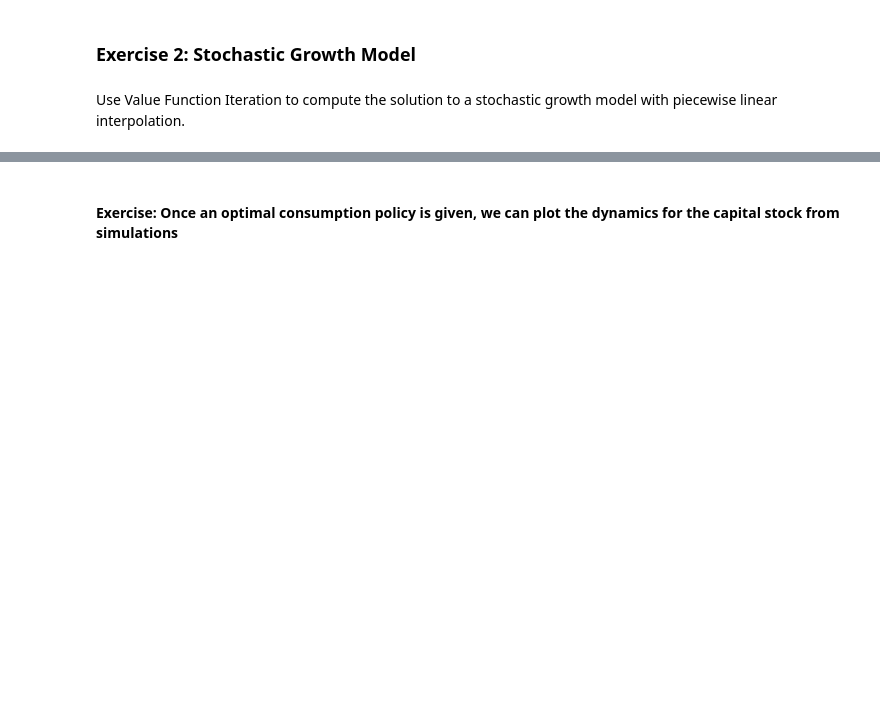
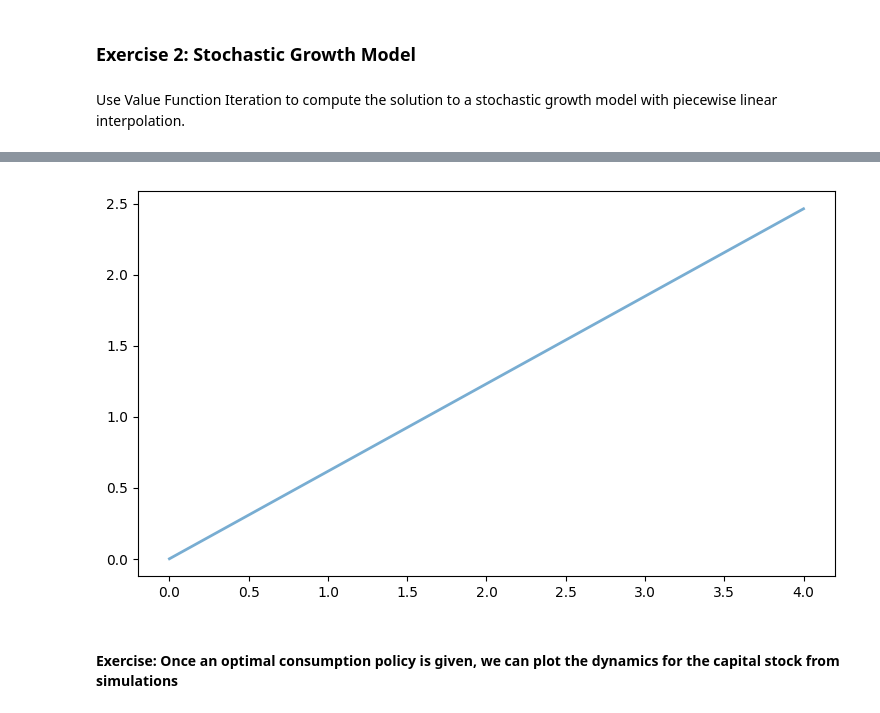
Before and after one commit to azheng25/QuantEcon-Examples, a Jupyter notebook: QuantEconExamplesPart2.ipynb, the cells around one changed output, grey strips where cells are left out. Cells and saved outputs as stored; diff of their text form; code cells hidden in the pictures; blank space fills up the shorter version.

```diff
--- a/QuantEconExamplesPart2.ipynb
+++ b/QuantEconExamplesPart2.ipynb
@@ -192,7 +192,7 @@ Tw: array with values for update of value function
 compute_policy: boolean, optional
 =#
 
-function bellman_operator(w::Array{Float64}, grid::Array{Float64},beta::Float64,u,f,shocks::Array{Float64}; compute_policy="False")
+function bellman_operator(w::Array{Float64}, grid::Array{Float64},beta::Float64,shocks::Array{Float64}; compute_policy="False")
     # QuantEcon's LinInterp(x,y) takes the grid points x and the function points at x, y
     w_func=LinInterp(grid,w)
     # w_func is now a function that takes a value in between gridpoints and
@@ -240,27 +244,19 @@ shock_size=250
 grid_y=collect(linspace(1e-5,grid_max,grid_size))
 shocks=exp(mu+s*randn(shock_size))
 
-# iterating on the Bellman Operator
-w=5*log(grid_y) # initial guess
-n=35 # of iterations
-# set-up plots
-using PyPlot
-fig, ax=subplots(figsize=(9,6))
-# set y axis limits
-ax[:set_ylim](-50,10)
-# set x axis limits
-#=ax[:set_xlim](minimum(grid_y),maximum(grid_y))
-lb="initial condition"
-jet=ColorMap("jet")
-for i in 1:n
-    w = bellman_operator(w,
-                         grid_y,
-                         beta,
-                         log,
-                         k -> k^alpha,
-                         shocks)
 
-    ax[:plot](grid_y, w, color=jet(i / n), lw=2, alpha=0.6)
+err=1
+function compute_fixedpt(err,maxit)
+
+    # iterating on the Bellman Operator
+    v_old=5*log(grid_y) # initial guess
+    n=35 # of iterations
+    tol=1e-3
+    while err>tol
+        v_new=bellman_operator(v_old,grid_y,beta,shocks;compute_policy=false)
+        err=maximum(abs(v_old-v_new))
+        println(err)
+        v_old=v_new
+    end
+    return v_old
 end
-
-show()=#
@@ -267,5 +265,3 @@ show()=#
 # %%
 # now use the QuantEcon.compute_fixed_point method to calculate the value function
-bellman_operator(w)=bellman_operator(w,grid_y,beta,log,k->k^alpha,shocks)
-initial_w=5*log(grid_y)
-vstar=compute_fixed_point(bellman_operator,initial_w,max_iter=500)
+vstar=compute_fixedpt(1,100)
@@ -278,9 +312,11 @@ show()
 # %%
 # compute the policy function
-v_star,c_star=bellman_operator(vstar,grid_y,beta,log,k -> k^alpha,shocks;compute_policy=true)
+v_star,c_star=bellman_operator(vstar,grid_y,beta,shocks;compute_policy=true)
 fig,ax=subplots(figsize=(9,5))
 ax[:plot](grid_y,c_star,lw=2,alpha=0.6)
 show()
+# %% [output]
+[figure, added]
 # %% [markdown]
 #### Exercise: Once an optimal consumption policy is given, we can plot the dynamics for the capital stock from simulations
 # %%
```
Also changed, not shown: parts of 19 cells of this notebook.
